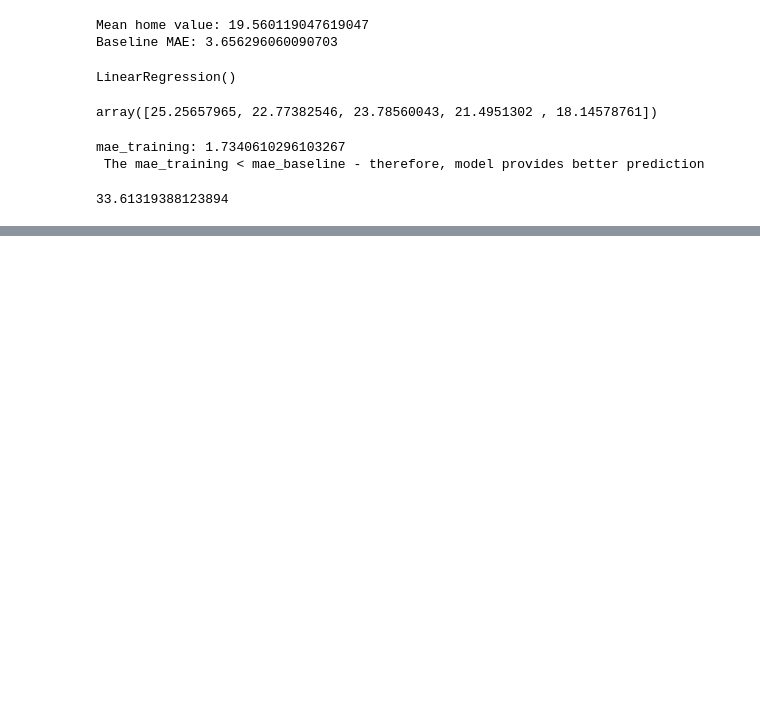
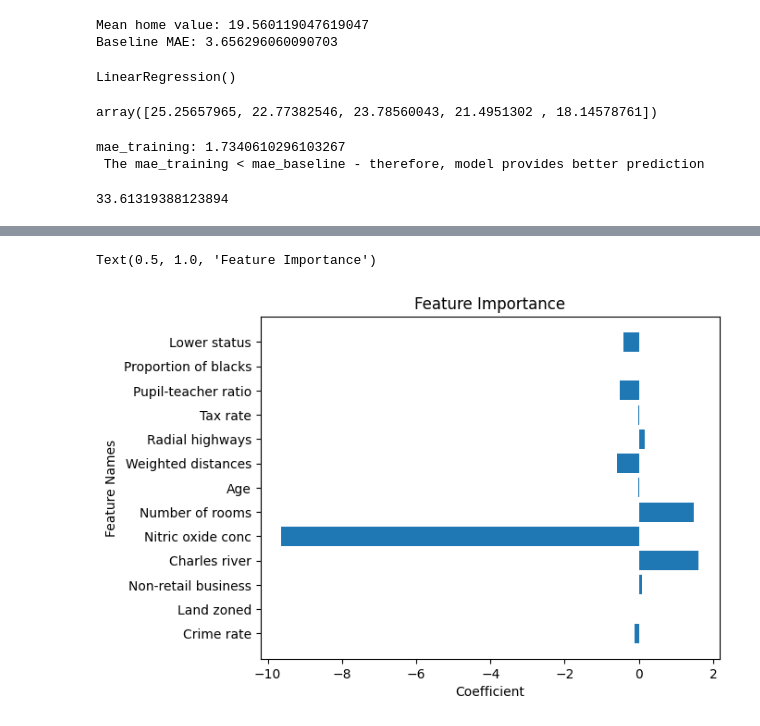
Before and after one commit to pabrokim/Boston-House-Prices, a Jupyter notebook: 013_boston.ipynb, the cells around one changed output, grey strips where cells are left out. Drawn from its saved outputs; the diff is of its cells as text; code cells hidden in the pictures; blank space fills up the shorter version.

Commit message:
Add intercept and coefficients

```diff
--- a/013_boston.ipynb
+++ b/013_boston.ipynb
@@ -163,0 +152,11 @@ array([-1.29002487e-01,  5.15799100e-03,  6.99836587e-02,  1.60507731e+00,
+# %%
+#extract coefficient
+coefficients= model.coef_
+feature_names= ['Crime rate', 'Land zoned', 'Non-retail business', 'Charles river',
+       'Nitric oxide conc', 'Number of rooms', 'Age', 'Weighted distances',
+       'Radial highways', 'Tax rate', 'Pupil-teacher ratio',
+       'Proportion of blacks', 'Lower status'
+]
+
+coefficient_series = pd.Series(coefficients, index=feature_names)
+coefficient_series
@@ -163,0 +178,8 @@ array([-1.29002487e-01,  5.15799100e-03,  6.99836587e-02,  1.60507731e+00,
+# %%
+plt.barh(feature_names, coefficients)
+plt.xlabel('Coefficient')
+plt.ylabel('Feature Names')
+plt.title('Feature Importance')
+# %% [output]
+Text(0.5, 1.0, 'Feature Importance')
+[figure, added]
```
Also changed, not shown: parts of 3 cells of this notebook.
